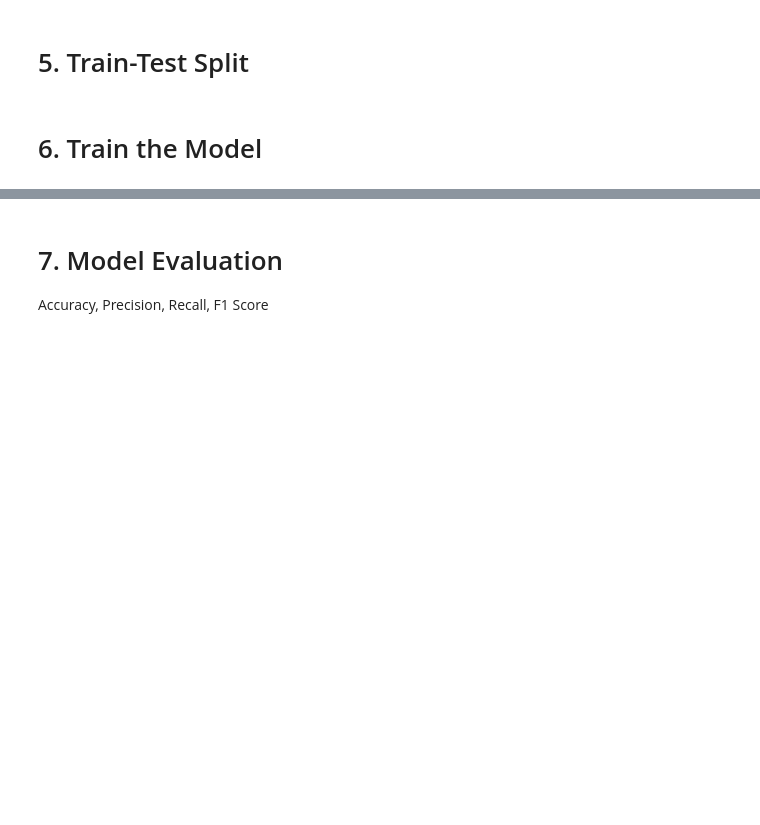
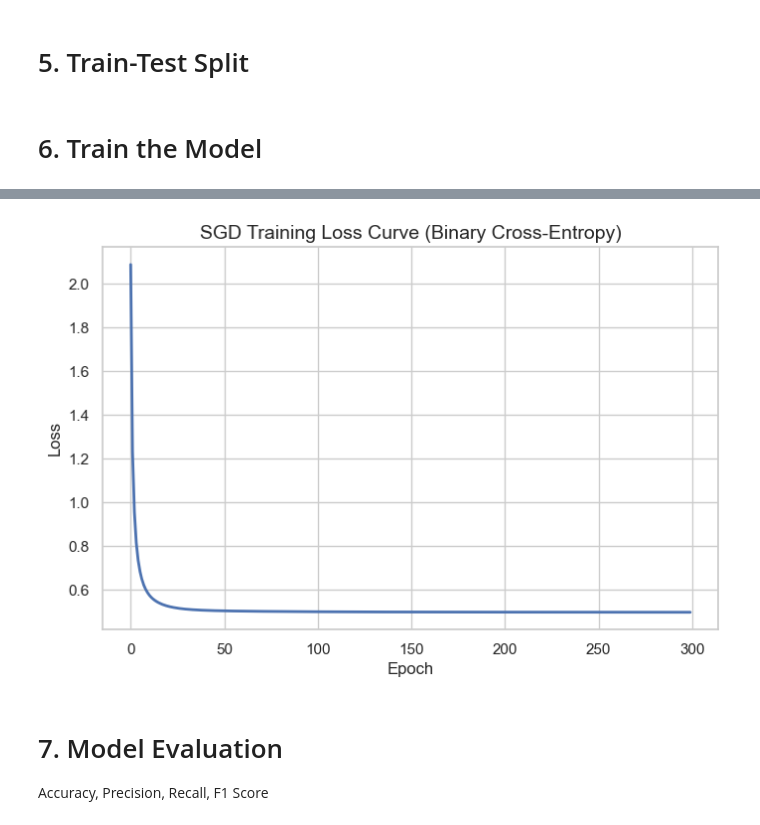
Before and after one commit to MutuaNdunda/SGD, a Jupyter notebook: SGD-Based Logistic Regression for Malaria Detection.ipynb, the cells around one changed output, grey strips where cells are left out. Saved outputs shown, nothing was run; the diff lists cells and outputs as text; code cells hidden in the pictures; blank space fills up the shorter version.

```diff
--- a/SGD-Based Logistic Regression for Malaria Detection.ipynb
+++ b/SGD-Based Logistic Regression for Malaria Detection.ipynb
@@ -144,3 +148,49 @@ Pipeline(steps=[('preprocess',
+# %%
+X_train_processed = preprocessor.fit_transform(X_train)
+y_train_np = y_train.values
+# %%
+from sklearn.linear_model import SGDClassifier
+import numpy as np
+import matplotlib.pyplot as plt
+
+sgd_loss_model = SGDClassifier(
+    loss="log_loss",
+    learning_rate="optimal",
+    max_iter=1,
+    warm_start=True,
+    tol=None,
+    early_stopping=False,
+    random_state=42
+)
+# %%
+def compute_log_loss(y_true, y_pred_proba):
+    eps = 1e-8
+    return -np.mean(y_true*np.log(y_pred_proba + eps) + (1 - y_true)*np.log(1 - y_pred_proba + eps))
+# %%
+loss_curve = []
+epochs = 300
+classes = [0, 1]
+
+for epoch in range(epochs):
+    # One epoch of SGD
+    sgd_loss_model.partial_fit(X_train_processed, y_train_np.ravel(), classes=classes)
+
+    # Predict probabilities after this epoch
+    y_pred_proba = sgd_loss_model.predict_proba(X_train_processed)[:, 1].reshape(-1, 1)
+
+    # Compute manual log loss
+    loss = compute_log_loss(y_train_np, y_pred_proba)
+    loss_curve.append(loss)
+# %%
+plt.figure(figsize=(8,5))
+plt.plot(loss_curve, linewidth=2)
+plt.title("SGD Training Loss Curve (Binary Cross-Entropy)", fontsize=14)
+plt.xlabel("Epoch", fontsize=12)
+plt.ylabel("Loss", fontsize=12)
+plt.grid(True)
+plt.show()
+# %% [output]
+[figure, added]
 # %% [markdown]
 #  7. Model Evaluation
 Accuracy, Precision, Recall, F1 Score
```
Also changed, not shown: parts of 2 cells of this notebook.
